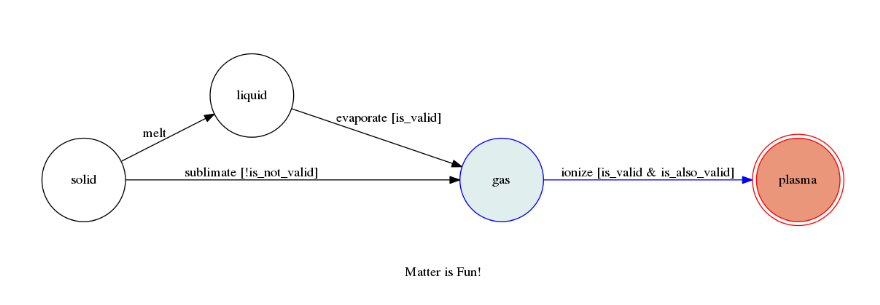
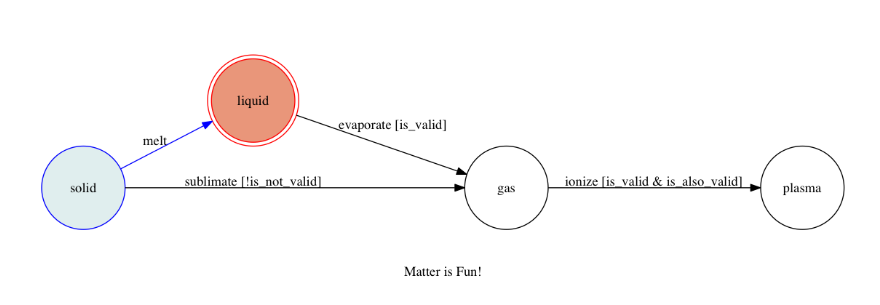
Before and after one commit to pytransitions/transitions, a Jupyter notebook: examples/Graph MIxin Demo.ipynb, the cells around one changed output. Saved outputs shown, nothing was run; the diff lists cells and outputs as text; code cells hidden in the pictures.

```diff
--- a/examples/Graph MIxin Demo.ipynb
+++ b/examples/Graph MIxin Demo.ipynb
@@ -63,5 +50,5 @@ machine.show_graph()
-# %%
-machine.model.ionize()
-machine.show_graph()
-# %% [output]
-[figure, removed]
+# %%
+model.melt()
+model.show_graph()
+# %% [output]
+[figure, added]
```
Also changed, not shown: parts of 8 cells of this notebook, 11 other files.
